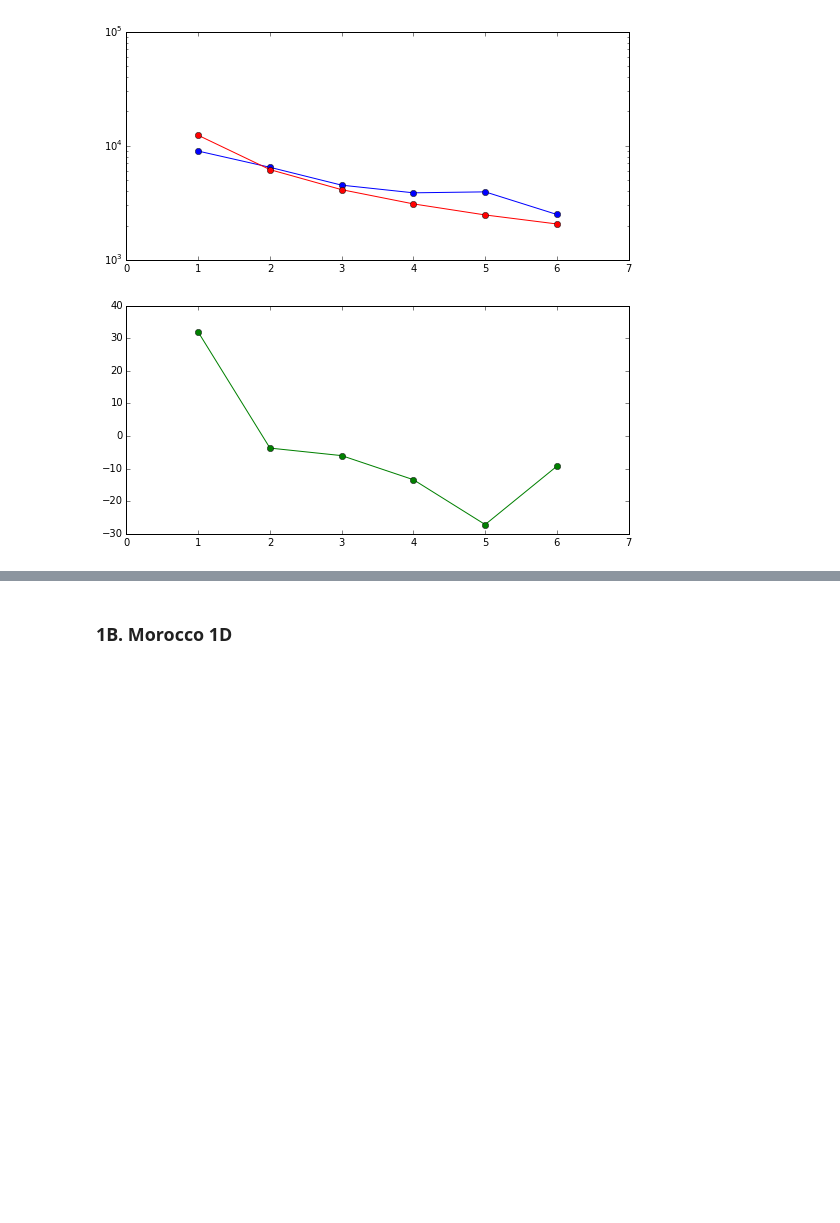
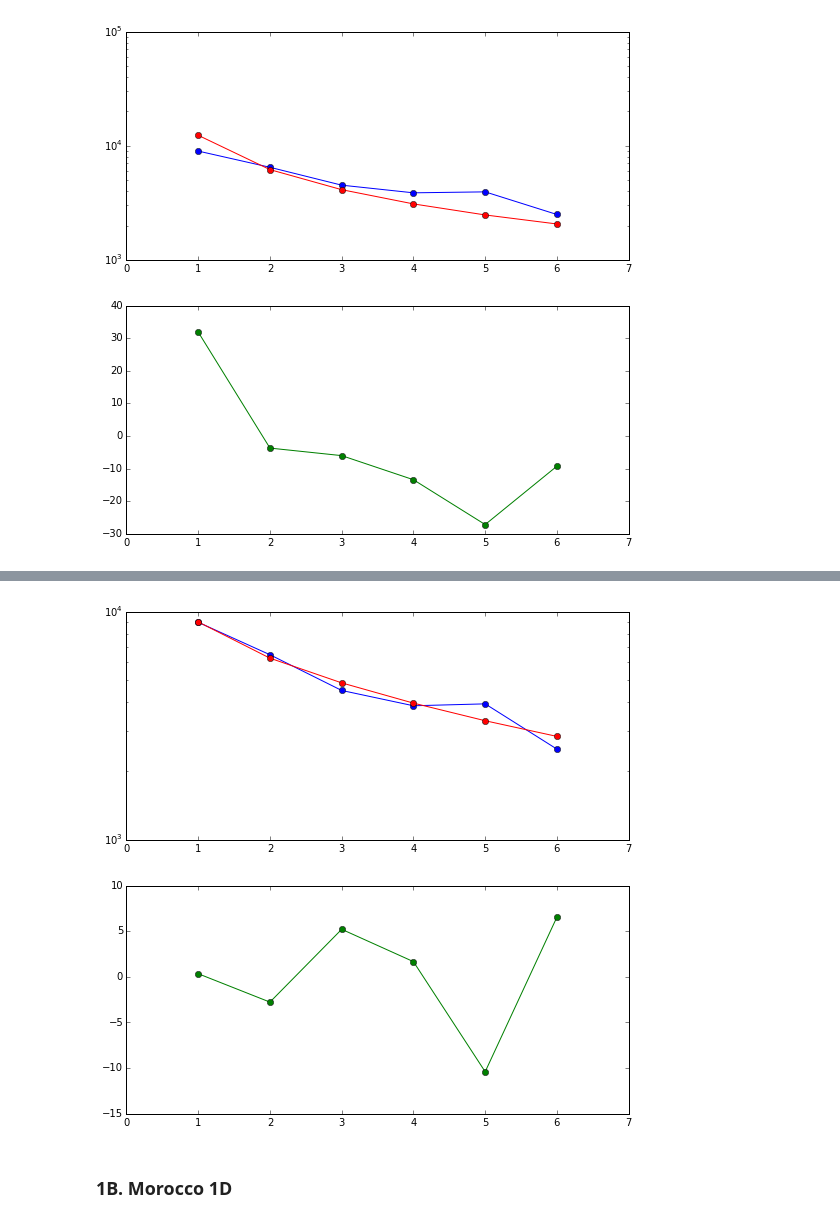
Before and after one commit to arundurvasula/AtCanary, a Jupyter notebook: scripts/1D Fitting.ipynb, the cells around one changed output, grey strips where cells are left out. Drawn from its saved outputs; the diff is of its cells as text; code cells hidden in the pictures; blank space fills up the shorter version.

```diff
--- a/scripts/1D Fitting.ipynb
+++ b/scripts/1D Fitting.ipynb
@@ -81,0 +142,12 @@ pylab.show()
+# %%
+cadata = dadi.Spectrum.from_file('../data/matrix_dadi_canarianSubset.transp.genodadiSpectrum.txt')
+data = cadata.marginalize([1,2])
+
+ns = data.sample_sizes
+pts_l = [40, 50, 60]
+params = array([1.5, 1.3])
+upper_bound = [50, 10]
+lower_bound = [1e-5, 1e-5]
+
+func = oneD_models.growth
+func_ex = dadi.Numerics.make_extrap_log_func(func)
@@ -81,0 +161,11 @@ pylab.show()
+# %%
+p0 = dadi.Misc.perturb_params(params, fold=1, upper_bound=upper_bound)
+popt = dadi.Inference.optimize_log(p0, data, func_ex, pts_l,
+                                   lower_bound=lower_bound,
+                                   upper_bound=upper_bound,
+                                   verbose=len(params),
+                                   maxiter=50)
+print 'Optimized parameters', repr(popt)
+c_model = func_ex(popt, ns, pts_l)
+ll_opt = dadi.Inference.ll_multinom(c_model, data)
+print 'Optimized log-likelihood:', ll_opt
@@ -82,3 +190,9 @@ pylab.show()
+# %%
+pylab.figure(figsize=(9, 9), dpi=300)
+dadi.Plotting.plot_1d_comp_multinom(c_model, data)
+pylab.show()
+# %% [output]
+[figure, added]
 # %% [markdown]
 ### 1B. Morocco 1D
 # %%
```
Also changed, not shown: parts of 16 cells of this notebook, 3 other files.
